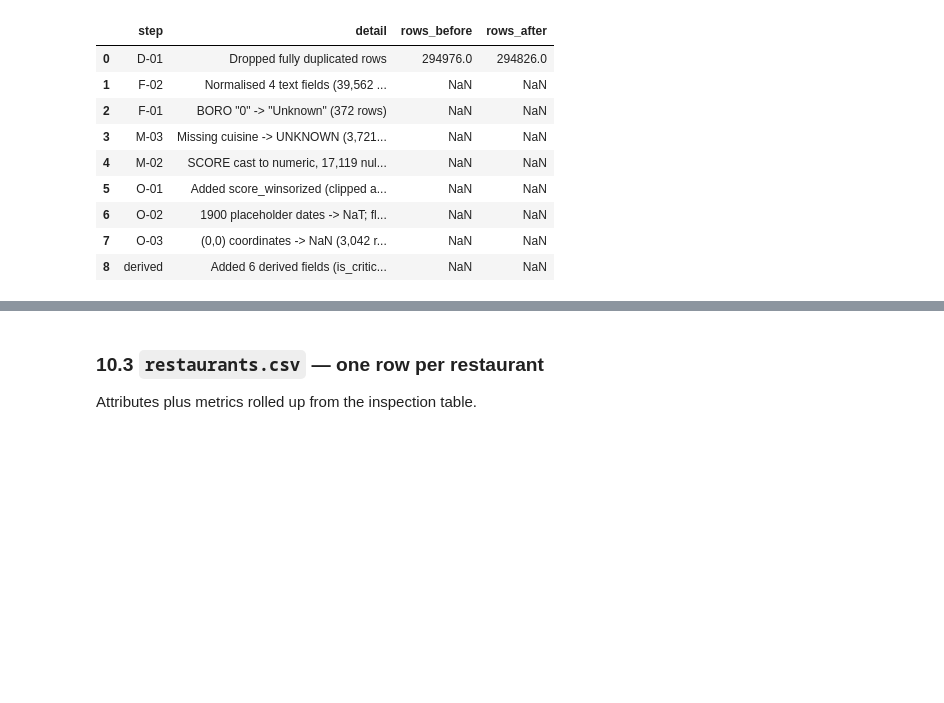
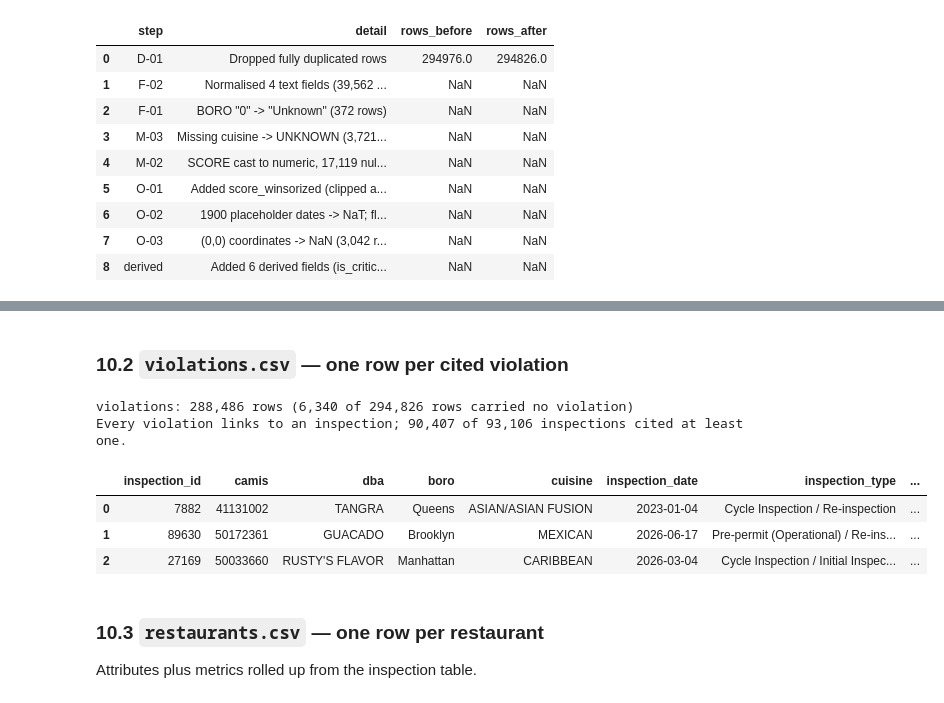
Before and after one commit to AprilLovesData/nyc-restaurant-intelligence, a Jupyter notebook: notebooks/01_data_quality_check.ipynb, the cells around one changed output, grey strips where cells are left out. Cells and saved outputs as stored; diff of their text form; code cells hidden in the pictures; blank space fills up the shorter version.

```diff
--- a/notebooks/01_data_quality_check.ipynb
+++ b/notebooks/01_data_quality_check.ipynb
@@ -885,3 +880,43 @@ Date range: 2007-08-10 to 2026-08-08
+# %% [markdown]
+### 10.2 `violations.csv` — one row per cited violation
+# %%
+VIOL_COLS = {
+    "CAMIS": "camis", "DBA": "dba", "BORO": "boro",  # noqa: E501
+    "CUISINE DESCRIPTION": "cuisine", "inspection_date": "inspection_date",
+    "INSPECTION TYPE": "inspection_type", "inspection_category": "inspection_category",
+    "VIOLATION CODE": "violation_code", "VIOLATION DESCRIPTION": "violation_description",
+    "CRITICAL FLAG": "critical_flag", "is_critical": "is_critical",
+    "score": "score", "GRADE": "grade", "ACTION": "action",
+}
+violations = clean.loc[clean["has_violation"], list(VIOL_COLS)].rename(columns=VIOL_COLS)
+violations = violations.reset_index(drop=True)
+
+# Attach the parent inspection's surrogate key
+INSP_NATURAL_KEY = ["camis", "inspection_date", "inspection_type"]
+n_before = len(violations)
+violations = violations.merge(
+    inspections[INSP_NATURAL_KEY + ["inspection_id"]],
+    on=INSP_NATURAL_KEY, how="left",
+)
+# Move the foreign key to the front, where a reader expects it
+violations.insert(0, "inspection_id", violations.pop("inspection_id"))
+
+assert len(violations) == n_before, "the join duplicated or dropped violation rows"
+assert violations["inspection_id"].notna().all(), "some violations have no parent inspection"
+
+print(f"violations: {len(violations):,} rows "
+      f"({(~clean['has_violation']).sum():,} of {len(clean):,} rows carried no violation)")
+print(f"Every violation links to an inspection; "
+      f"{violations['inspection_id'].nunique():,} of {len(inspections):,} inspections "
+      f"cited at least one.")
+violations.head(3)
+# %% [output]
+violations: 288,486 rows (6,340 of 294,826 rows carried no violation)
+Every violation links to an inspection; 90,407 of 93,106 inspections cited at least one.
+|  | inspection_id | camis | dba | boro | cuisine | inspection_date | inspection_type | ... |
+| 0 | 7882 | 41131002 | TANGRA | Queens | ASIAN/ASIAN FUSION | 2023-01-04 | Cycle Inspection / Re-inspection | ... |
+| 1 | 89630 | 50172361 | GUACADO | Brooklyn | MEXICAN | 2026-06-17 | Pre-permit (Operational) / Re-ins... | ... |
+| 2 | 27169 | 50033660 | RUSTY'S FLAVOR | Manhattan | CARIBBEAN | 2026-03-04 | Cycle Inspection / Initial Inspec... | ... |
 # %% [markdown]
 ### 10.3 `restaurants.csv` — one row per restaurant
 
```
Also changed, not shown: parts of 7 cells of this notebook, 6 other files.
